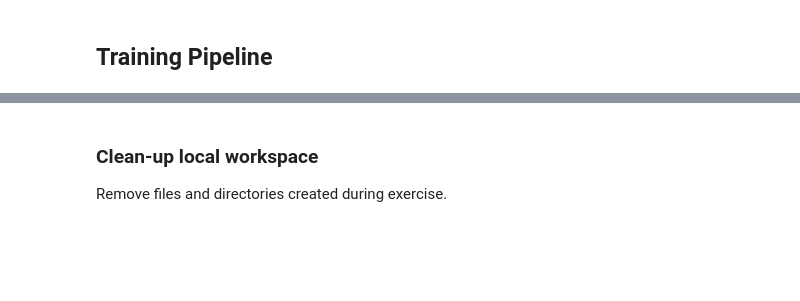
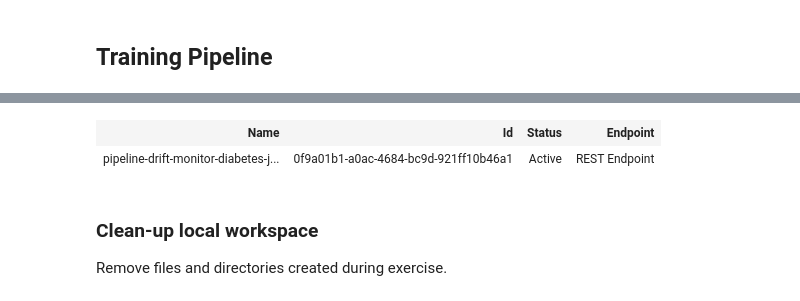
Before and after one commit to samleung314/mslearn-dp100, a Jupyter notebook: workshops/workshop1/code/Module 4/Publish Pipelines.ipynb, the cells around one changed output, grey strips where cells are left out. Drawn from its saved outputs; the diff is of its cells as text; code cells hidden in the pictures; blank space fills up the shorter version.

Commit message:
Publish pipeline folders

```diff
--- a/workshops/workshop1/code/Module 4/Publish Pipelines.ipynb
+++ b/workshops/workshop1/code/Module 4/Publish Pipelines.ipynb
@@ -175,0 +329,8 @@ pipeline.publish(name=experiment_name, description="Train new model. Validate ag
+# %%
+from azureml.core.compute import ComputeTarget, AmlCompute
+
+aml_compute_target = "dev-cluster"
+
+aml_compute_drift_target = AmlCompute(ws, aml_compute_target)
+print("found existing compute target.")
+print("Azure Machine Learning Compute attached")
@@ -175,0 +364,26 @@ pipeline.publish(name=experiment_name, description="Train new model. Validate ag
+# %%
+from azureml.core import Environment
+from azureml.core import ScriptRunConfig
+
+drift_env = Environment.from_conda_specification(
+    name="diabetes-drift-env", file_path="./data_drift_folder/drift_environment.yml"
+)
+
+drift_cfg = ScriptRunConfig(
+    source_directory='data_drift_folder',
+    script="diabetes_drift_monitor.py",
+    arguments = ['--target-date', '2022-02-01'],
+    compute_target=aml_compute_drift_target,
+    environment=drift_env,
+)
+# %%
+from azureml.pipeline.steps import PythonScriptStep
+
+drift_monitor_step = PythonScriptStep(name='drift_monitor_step',
+                            source_directory=drift_cfg.source_directory,
+                            script_name=drift_cfg.script,
+                            runconfig=drift_cfg.run_config,
+                            allow_reuse=False
+                            )
+
+print("Step1 created")
@@ -175,0 +392,9 @@ pipeline.publish(name=experiment_name, description="Train new model. Validate ag
+# %%
+from azureml.core import Experiment
+from azureml.pipeline.core import Pipeline
+from azureml.widgets import RunDetails
+
+drift_pipeline = Pipeline(workspace=ws, steps=[drift_monitor_step])
+drift_pipeline_run = Experiment(ws, 'diabetes-jodobrze-drift-monitor-Monitor-Runs').submit(drift_pipeline, regenerate_outputs=False)
+RunDetails(drift_pipeline_run).show()
+drift_pipeline_run.wait_for_completion()
@@ -176,3 +417,8 @@ pipeline.publish(name=experiment_name, description="Train new model. Validate ag
+# %%
+drift_pipeline.publish(name='pipeline-drift-monitor-diabetes-jodobrze-prod', description="Execute data drift monitor for diabetes.")
+# %% [output]
+| Name | Id | Status | Endpoint |
+| pipeline-drift-monitor-diabetes-j... | 0f9a01b1-a0ac-4684-bc9d-921ff10b46a1 | Active | REST Endpoint |
 # %% [markdown]
 ### Clean-up local workspace
 Remove files and directories created during exercise.
```
Also changed, not shown: parts of 16 cells of this notebook, 2 other files.
